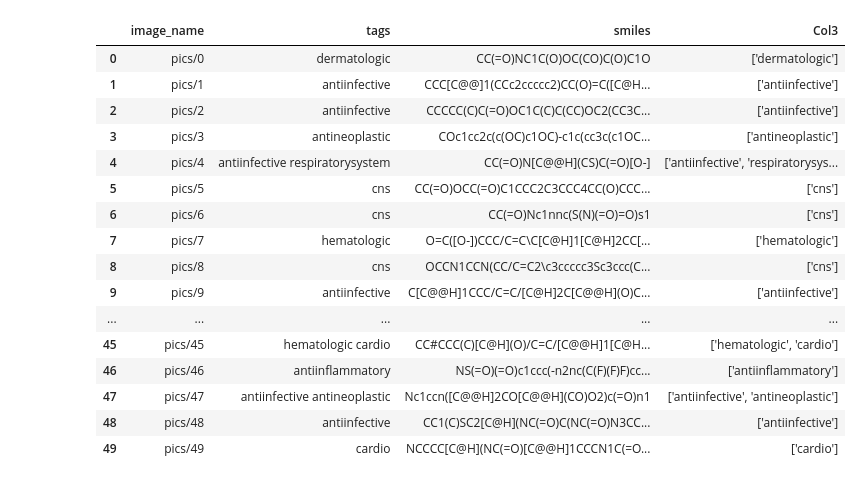
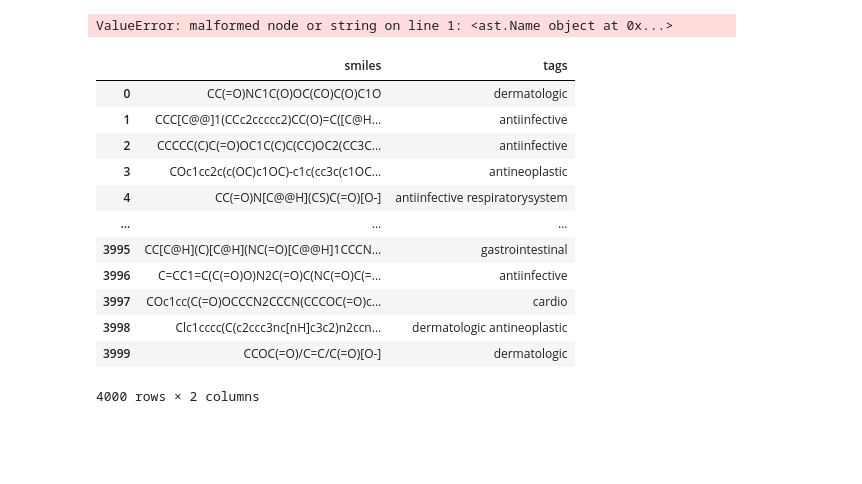
Before and after one commit to fkkarpinski/licencjat_git, a Jupyter notebook: notebook.ipynb, the cells around one changed output. Cells and saved outputs as stored; diff of their text form; code cells hidden in the pictures; blank space fills up the shorter version.

```diff
--- a/notebook.ipynb
+++ b/notebook.ipynb
@@ -29,23 +14,28 @@ data
+# %%
+data = pd.read_csv("all_chem_df.csv")
+data = data.drop(["image_name", "Col3"], axis=1)
+data = data[sorted(data.columns)]
+data["tags"] = data["tags"].apply(ast.literal_eval)
+data_exploded = data.explode("tags")
+data_exploded
+# %% [output]
+ValueError: malformed node or string on line 1: <ast.Name object at 0x...>
 # %%
-dataReduced = data[:50]
+dataReduced = data[:4000]
 dataReduced
 # %% [output]
-|  | image_name | tags | smiles | Col3 |
-| 0 | pics/0 | dermatologic | CC(=O)NC1C(O)OC(CO)C(O)C1O | ['dermatologic'] |
-| 1 | pics/1 | antiinfective | CCC[C@@]1(CCc2ccccc2)CC(O)=C([C@H... | ['antiinfective'] |
-| 2 | pics/2 | antiinfective | CCCCC(C)C(=O)OC1C(C)C(CC)OC2(CC3C... | ['antiinfective'] |
-| 3 | pics/3 | antineoplastic | COc1cc2c(c(OC)c1OC)-c1c(cc3c(c1OC... | ['antineoplastic'] |
-| 4 | pics/4 | antiinfective respiratorysystem | CC(=O)N[C@@H](CS)C(=O)[O-] | ['antiinfective', 'respiratorysys... |
-| 5 | pics/5 | cns | CC(=O)OCC(=O)C1CCC2C3CCC4CC(O)CCC... | ['cns'] |
-| 6 | pics/6 | cns | CC(=O)Nc1nnc(S(N)(=O)=O)s1 | ['cns'] |
-| 7 | pics/7 | hematologic | O=C([O-])CCC/C=C\C[C@H]1[C@H]2CC[... | ['hematologic'] |
-| 8 | pics/8 | cns | OCCN1CCN(CC/C=C2\c3ccccc3Sc3ccc(C... | ['cns'] |
-| 9 | pics/9 | antiinfective | C[C@@H]1CCC/C=C/[C@H]2C[C@@H](O)C... | ['antiinfective'] |
-| ... | ... | ... | ... | ... |
-| 45 | pics/45 | hematologic cardio | CC#CCC(C)[C@H](O)/C=C/[C@@H]1[C@H... | ['hematologic', 'cardio'] |
-| 46 | pics/46 | antiinflammatory | NS(=O)(=O)c1ccc(-n2nc(C(F)(F)F)cc... | ['antiinflammatory'] |
-| 47 | pics/47 | antiinfective antineoplastic | Nc1ccn([C@@H]2CO[C@@H](CO)O2)c(=O)n1 | ['antiinfective', 'antineoplastic'] |
-| 48 | pics/48 | antiinfective | CC1(C)SC2[C@H](NC(=O)C(NC(=O)N3CC... | ['antiinfective'] |
-| 49 | pics/49 | cardio | NCCCC[C@H](NC(=O)[C@@H]1CCCN1C(=O... | ['cardio'] |
+|  | smiles | tags |
+| 0 | CC(=O)NC1C(O)OC(CO)C(O)C1O | dermatologic |
+| 1 | CCC[C@@]1(CCc2ccccc2)CC(O)=C([C@H... | antiinfective |
+| 2 | CCCCC(C)C(=O)OC1C(C)C(CC)OC2(CC3C... | antiinfective |
+| 3 | COc1cc2c(c(OC)c1OC)-c1c(cc3c(c1OC... | antineoplastic |
+| 4 | CC(=O)N[C@@H](CS)C(=O)[O-] | antiinfective respiratorysystem |
+| ... | ... | ... |
+| 3995 | CC[C@H](C)[C@H](NC(=O)[C@@H]1CCCN... | gastrointestinal |
+| 3996 | C=CC1=C(C(=O)O)N2C(=O)C(NC(=O)C(=... | antiinfective |
+| 3997 | COc1cc(C(=O)OCCCN2CCCN(CCCOC(=O)c... | cardio |
+| 3998 | Clc1cccc(C(c2ccc3nc[nH]c3c2)n2ccn... | dermatologic antineoplastic |
+| 3999 | CCOC(=O)/C=C/C(=O)[O-] | dermatologic |
+4000 rows × 2 columns
 # %%
 compounds = []
```
Also changed, not shown: parts of 7 cells of this notebook.
